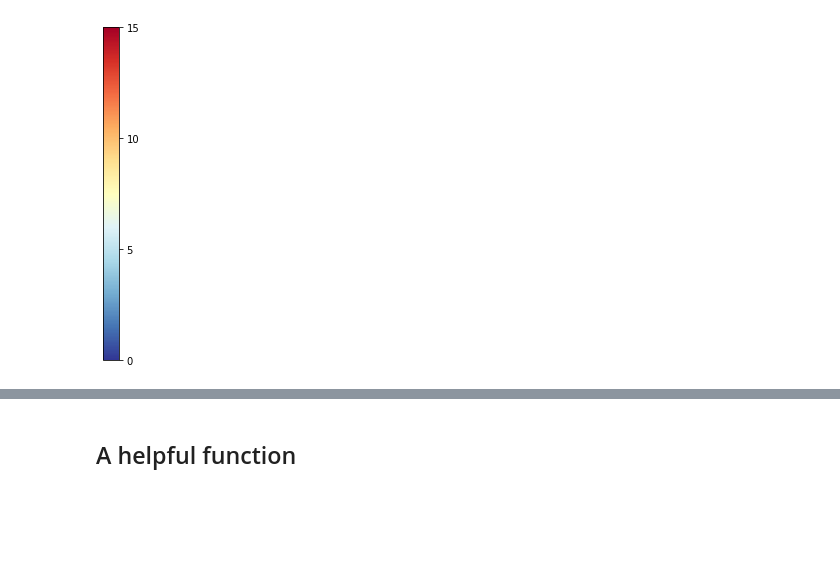
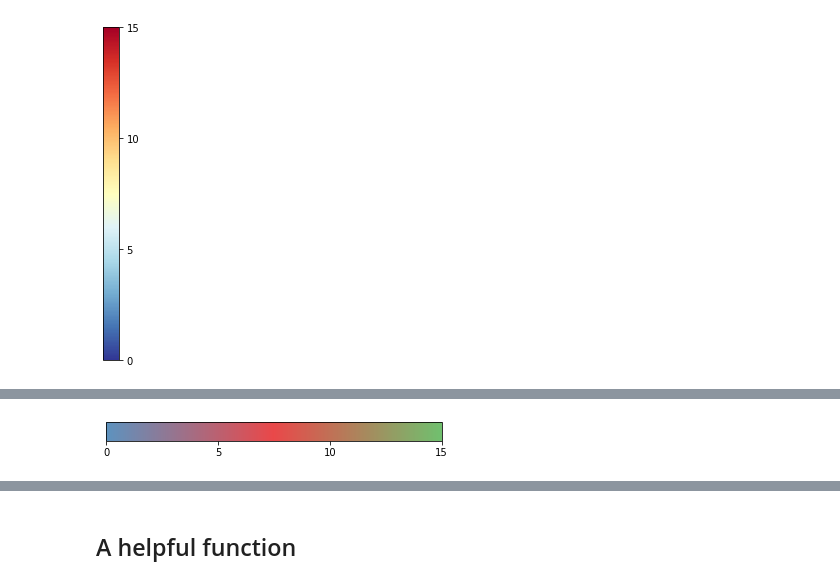
Before and after one commit to Jwink3101/matplotlib_tips_examples, a Jupyter notebook: Colorbars.ipynb, the cells around one changed output, grey strips where cells are left out. Saved outputs shown, nothing was run; the diff lists cells and outputs as text; code cells hidden in the pictures; blank space fills up the shorter version.

```diff
--- a/Colorbars.ipynb
+++ b/Colorbars.ipynb
@@ -115,0 +120,25 @@ cbar.set_ticks([0,5,10,15])
+# %%
+# Make a list with colors
+nc = 500
+x = np.linspace(0,1,nc)
+
+c0 = [[0.36392156862745095, 0.5755294117647058, 0.7483921568627451],
+      [0.91529411764705880, 0.2815686274509803, 0.2878431372549019],
+      [0.44156862745098036, 0.7490196078431373, 0.4321568627450980]]
+c1 = [np.interp(x,np.linspace(0,1,len(c0)),c) for c in np.atleast_2d(c0).T]
+c1 = np.vstack(c1).T
+
+cmap = mpl.colors.ListedColormap(c1)
+
+############### Plot it
+# create a dummy plot
+_f,_a = plt.subplots()
+pl = plt.imshow(np.random.uniform(size=(4,4)),vmin=0,vmax=15,cmap=cmap)
+plt.close(_f)
+
+fig,ax = plt.subplots(figsize=(5,0.8))
+cbar = fig.colorbar(pl,cax=ax,orientation='horizontal')
+fig.tight_layout()
+cbar.set_ticks([0,5,10,15])
+# %% [output]
+[figure, added]
```
Also changed, not shown: parts of 4 cells of this notebook, 1 other file.
